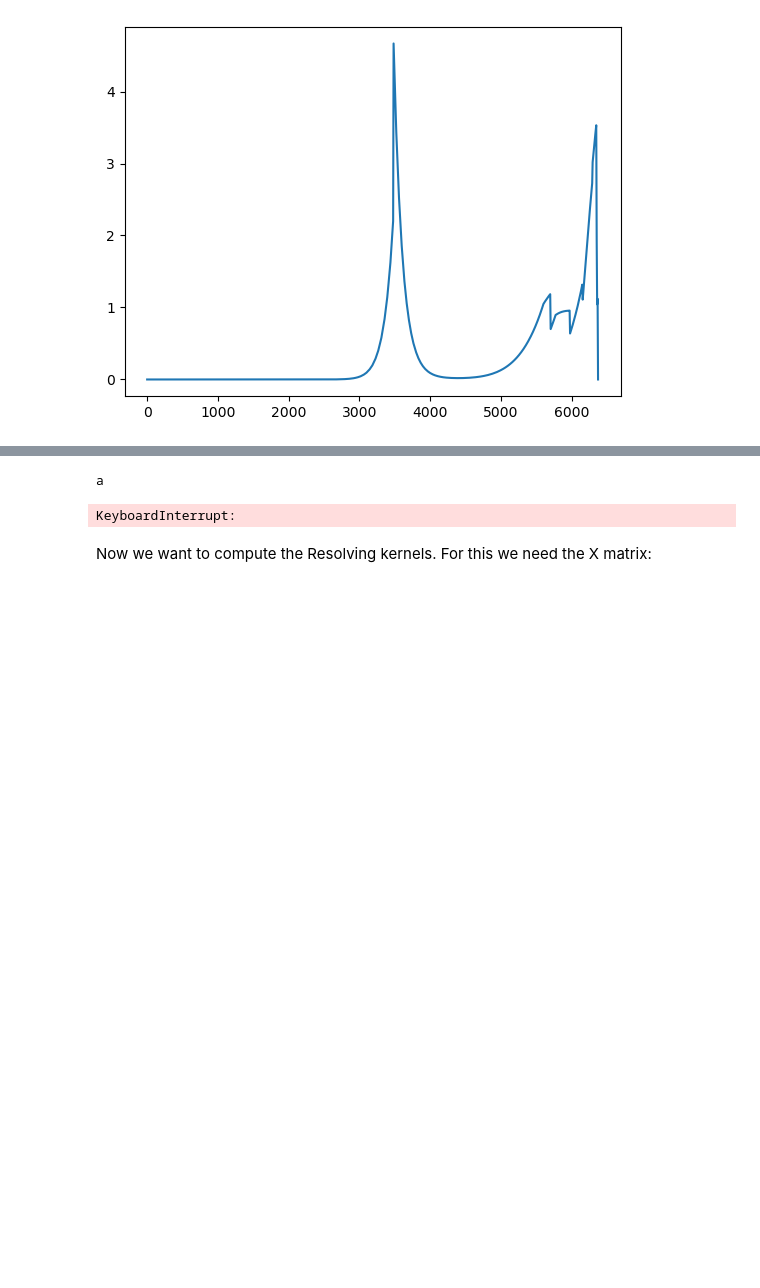
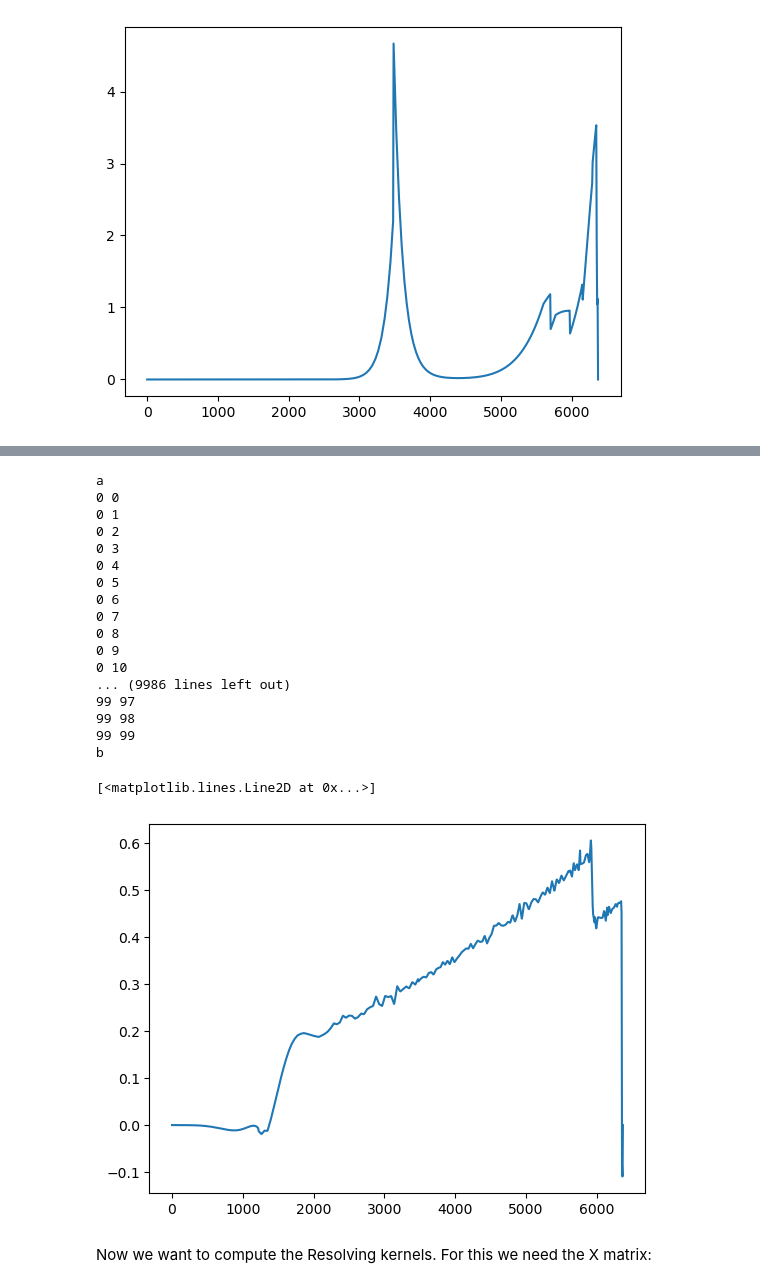
Before and after one commit to Adrian-Mag/SOLA_DLI, a Jupyter notebook: examples/Example_2.ipynb, the cells around one changed output, grey strips where cells are left out. Saved outputs shown, nothing was run; the diff lists cells and outputs as text; code cells hidden in the pictures; blank space fills up the shorter version.

```diff
--- a/examples/Example_2.ipynb
+++ b/examples/Example_2.ipynb
@@ -120,25 +115,42 @@ M.inner_product(sensitivity_kernels[0], sensitivity_kernels[0])
 # %%
 # Find pseudo-inverse
 G_adjoint = G.adjoint
 # Normally we would now compute this
 """G_pseudo_inverse = G_adjoint * (G * G_adjoint).invert()"""
 # But computing (G * G_adjoint) is equivalent to computing the associated Gram
 # matrix for the G mapping  which can be done faster with the method
 # "_compute_GramMatrix()". The resulting Gram matrix can then be used to form a
 # FiniteLinearMapping:
 print('a')
 Lambda = G._compute_GramMatrix()
 print('b')
 # Now we invert Lambda
 Lambda_inv = Lambda.invert()
 # And finally find the least norm solution
 least_norm_solution = G_adjoint.map(Lambda_inv.map(data))
 # And we plot it
 plt.plot(EarthDomain.mesh,
-         least_norm_solution.evaluate(EarthDomain.mesh)[1])
+         least_norm_solution.evaluate(EarthDomain.mesh))
 # %% [output]
 a
+0 0
+0 1
+0 2
+0 3
+0 4
+0 5
+0 6
+0 7
+0 8
+0 9
+0 10
+... (9986 lines left out)
+99 97
+99 98
+99 99
+b
-KeyboardInterrupt:
+[<matplotlib.lines.Line2D at 0x...>]
+[figure, added]
 # %% [markdown]
 Now we want to compute the Resolving kernels. For this we need the X matrix:
 # %%
```
Also changed, not shown: parts of 7 cells of this notebook, 3 other files.
